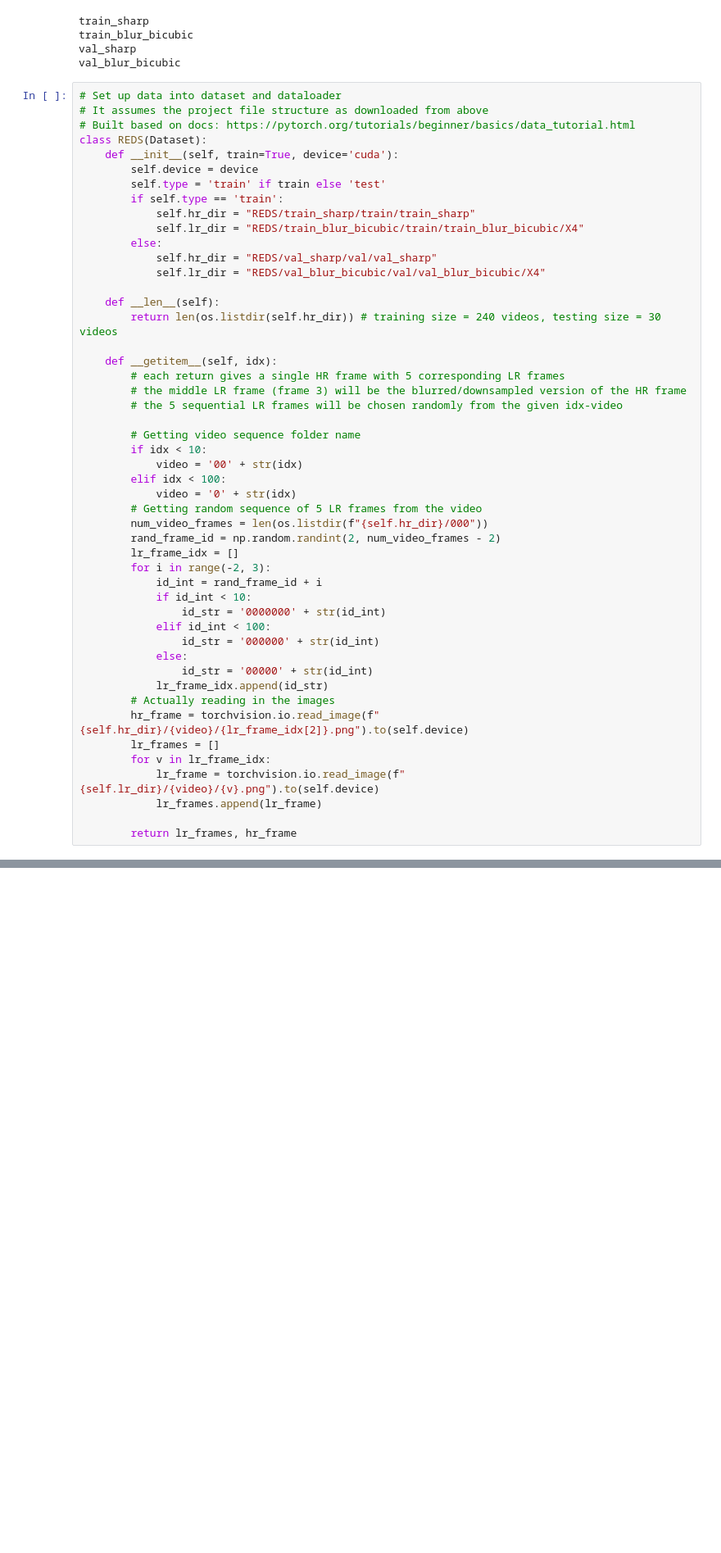
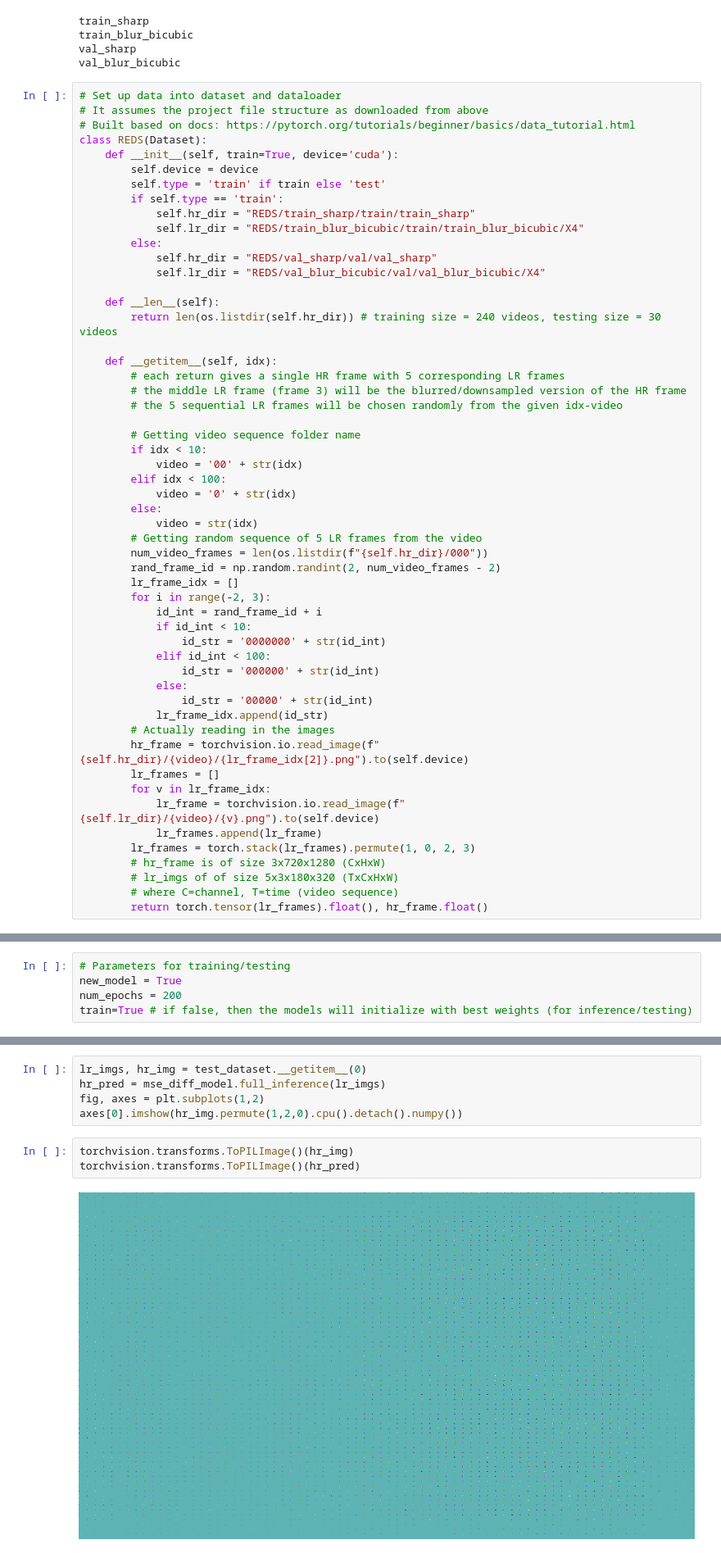
Before and after one commit to ChadWeatherly/COSC_6398_VSR, a Jupyter notebook: ldm_vsr.ipynb, the cells around one changed output, grey strips where cells are left out. Shown at 82% size. Drawn from its saved outputs; the diff is of its cells as text; blank space fills up the shorter version.

```diff
--- a/ldm_vsr.ipynb
+++ b/ldm_vsr.ipynb
@@ -69,6 +74,8 @@ class REDS(Dataset):
             video = '00' + str(idx)
         elif idx < 100:
             video = '0' + str(idx)
+        else:
+            video = str(idx)
         # Getting random sequence of 5 LR frames from the video
         num_video_frames = len(os.listdir(f"{self.hr_dir}/000"))
         rand_frame_id = np.random.randint(2, num_video_frames - 2)
@@ -88,8 +95,11 @@ class REDS(Dataset):
         for v in lr_frame_idx:
             lr_frame = torchvision.io.read_image(f"{self.lr_dir}/{video}/{v}.png").to(self.device)
             lr_frames.append(lr_frame)
-
-        return lr_frames, hr_frame
+        lr_frames = torch.stack(lr_frames).permute(1, 0, 2, 3)
+        # hr_frame is of size 3x720x1280 (CxHxW)
+        # lr_imgs of of size 5x3x180x320 (TxCxHxW)
+        # where C=channel, T=time (video sequence)
+        return torch.tensor(lr_frames).float(), hr_frame.float()
 # %%
 train_dataset = REDS(train=True, device=device)
 test_dataset = REDS(train=False, device=device)
@@ -156,0 +175,5 @@ torch.Size([3, 720, 1280])
+# %%
+# Parameters for training/testing
+new_model = True
+num_epochs = 200
+train=True # if false, then the models will initialize with best weights (for inference/testing)
@@ -156,0 +444,10 @@ torch.Size([3, 720, 1280])
+# %%
+lr_imgs, hr_img = test_dataset.__getitem__(0)
+hr_pred = mse_diff_model.full_inference(lr_imgs)
+fig, axes = plt.subplots(1,2)
+axes[0].imshow(hr_img.permute(1,2,0).cpu().detach().numpy())
+# %%
+torchvision.transforms.ToPILImage()(hr_img)
+torchvision.transforms.ToPILImage()(hr_pred)
+# %% [output]
+[figure, added]
```
Also changed, not shown: parts of 10 cells of this notebook, 3 other files.
